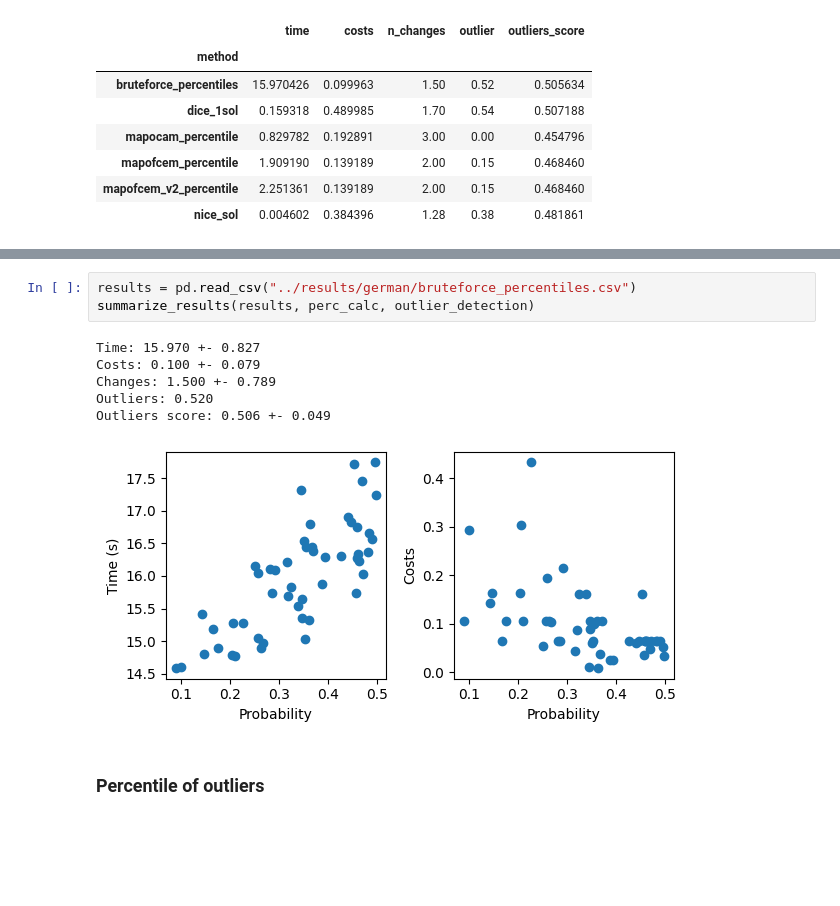
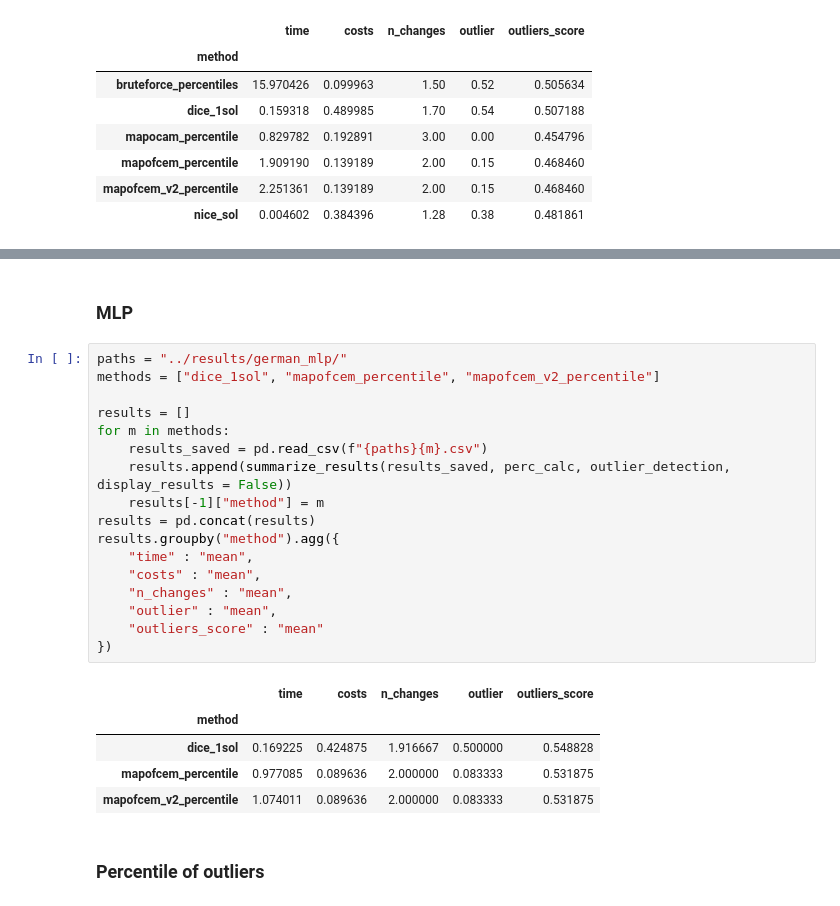
Before and after one commit to hiaac-finance/cfmining, a Jupyter notebook: notebooks/analyze_results.ipynb, the cells around one changed output, grey strips where cells are left out. Saved outputs shown, nothing was run; the diff lists cells and outputs as text; blank space fills up the shorter version.

```diff
--- a/notebooks/analyze_results.ipynb
+++ b/notebooks/analyze_results.ipynb
@@ -171,13 +129,28 @@ Outliers score: 0.455 +- nan
-# %%
-results = pd.read_csv("../results/german/bruteforce_percentiles.csv")
-summarize_results(results, perc_calc, outlier_detection)
-# %% [output]
-Time: 15.970 +- 0.827
-Costs: 0.100 +- 0.079
-Changes: 1.500 +- 0.789
-Outliers: 0.520
-Outliers score: 0.506 +- 0.049
-[figure, removed]
+# %% [markdown]
+### MLP
+# %%
+paths = "../results/german_mlp/"
+methods = ["dice_1sol", "mapofcem_percentile", "mapofcem_v2_percentile"]
+
+results = []
+for m in methods:
+    results_saved = pd.read_csv(f"{paths}{m}.csv")
+    results.append(summarize_results(results_saved, perc_calc, outlier_detection, display_results = False))
+    results[-1]["method"] = m
+results = pd.concat(results)
+results.groupby("method").agg({
+    "time" : "mean",
+    "costs" : "mean",
+    "n_changes" : "mean",
+    "outlier" : "mean",
+    "outliers_score" : "mean"
+})
+# %% [output]
+|  | time | costs | n_changes | outlier | outliers_score |
+| method |  |  |  |  |  |
+| dice_1sol | 0.169225 | 0.424875 | 1.916667 | 0.500000 | 0.548828 |
+| mapofcem_percentile | 0.977085 | 0.089636 | 2.000000 | 0.083333 | 0.531875 |
+| mapofcem_v2_percentile | 1.074011 | 0.089636 | 2.000000 | 0.083333 | 0.531875 |
 # %% [markdown]
 ### Percentile of outliers
 # %%
```
Also changed, not shown: parts of 14 cells of this notebook, 3 other files.
